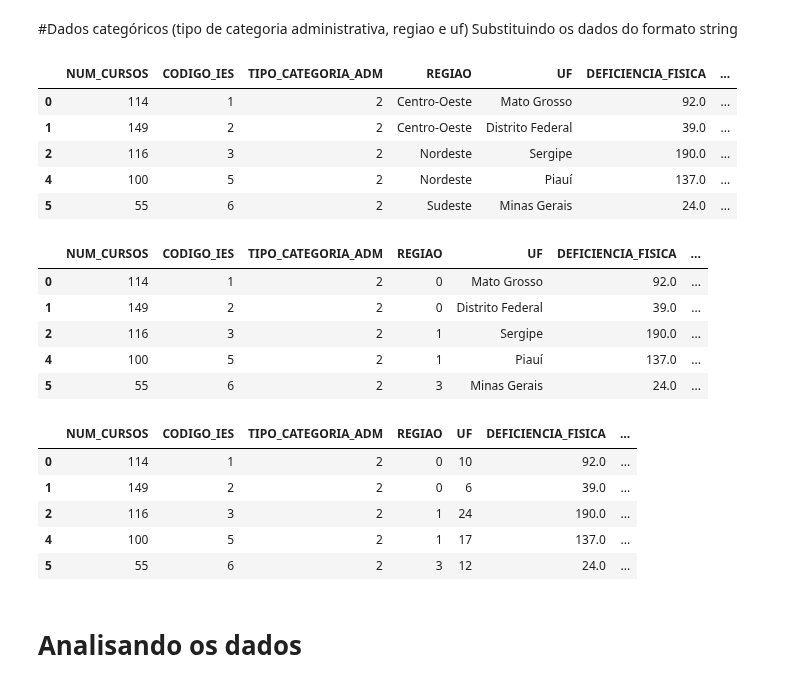
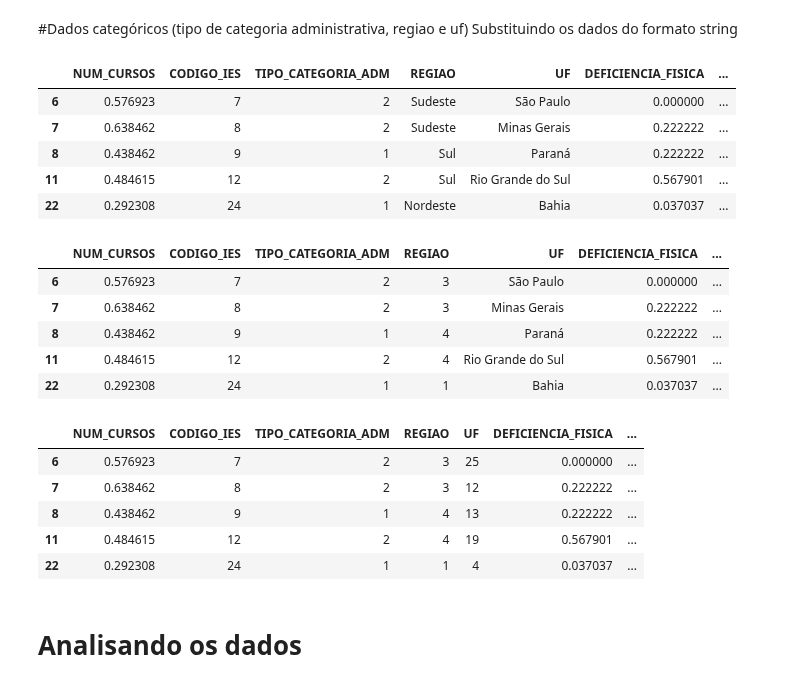
Before and after one commit to roxacarv/edulearn, a Jupyter notebook: Edulearn_clustering.ipynb, the cells around one changed output. Cells and saved outputs as stored; diff of their text form; code cells hidden in the pictures.

Commit message:
Adicionando novos gráficos com resultados do k-means utilizando novas entradas

```diff
--- a/Edulearn_clustering.ipynb
+++ b/Edulearn_clustering.ipynb
@@ -272,20 +272,20 @@ Substituindo os dados do formato string
 # %%
 #Substituindo o tipo de categoria administrativa para um código
 categoria_adm = {
   "Especial": 0,
   "Pública Estadual": 1,
   "Pública Federal": 2,
   "Pública Municipal": 3
 }
-df.TIPO_CATEGORIA_ADM = df.TIPO_CATEGORIA_ADM.map(categoria_adm)
-df.head()
+novo_df.TIPO_CATEGORIA_ADM = novo_df.TIPO_CATEGORIA_ADM.map(categoria_adm)
+novo_df.head()
 # %% [output]
 |  | NUM_CURSOS | CODIGO_IES | TIPO_CATEGORIA_ADM | REGIAO | UF | DEFICIENCIA_FISICA | ... |
-| 0 | 114 | 1 | 2 | Centro-Oeste | Mato Grosso | 92.0 | ... |
-| 1 | 149 | 2 | 2 | Centro-Oeste | Distrito Federal | 39.0 | ... |
-| 2 | 116 | 3 | 2 | Nordeste | Sergipe | 190.0 | ... |
-| 4 | 100 | 5 | 2 | Nordeste | Piauí | 137.0 | ... |
-| 5 | 55 | 6 | 2 | Sudeste | Minas Gerais | 24.0 | ... |
+| 6 | 0.576923 | 7 | 2 | Sudeste | São Paulo | 0.000000 | ... |
+| 7 | 0.638462 | 8 | 2 | Sudeste | Minas Gerais | 0.222222 | ... |
+| 8 | 0.438462 | 9 | 1 | Sul | Paraná | 0.222222 | ... |
+| 11 | 0.484615 | 12 | 2 | Sul | Rio Grande do Sul | 0.567901 | ... |
+| 22 | 0.292308 | 24 | 1 | Nordeste | Bahia | 0.037037 | ... |
 # %%
 #Substituindo o nome das regiões por códigos
 regiao = {
@@ -295,15 +295,15 @@ regiao = {
   "Sudeste": 3,
   "Sul": 4
 }
-df.REGIAO = df.REGIAO.map(regiao)
-df.head()
+novo_df.REGIAO = novo_df.REGIAO.map(regiao)
+novo_df.head()
 # %% [output]
 |  | NUM_CURSOS | CODIGO_IES | TIPO_CATEGORIA_ADM | REGIAO | UF | DEFICIENCIA_FISICA | ... |
-| 0 | 114 | 1 | 2 | 0 | Mato Grosso | 92.0 | ... |
-| 1 | 149 | 2 | 2 | 0 | Distrito Federal | 39.0 | ... |
-| 2 | 116 | 3 | 2 | 1 | Sergipe | 190.0 | ... |
-| 4 | 100 | 5 | 2 | 1 | Piauí | 137.0 | ... |
-| 5 | 55 | 6 | 2 | 3 | Minas Gerais | 24.0 | ... |
+| 6 | 0.576923 | 7 | 2 | 3 | São Paulo | 0.000000 | ... |
+| 7 | 0.638462 | 8 | 2 | 3 | Minas Gerais | 0.222222 | ... |
+| 8 | 0.438462 | 9 | 1 | 4 | Paraná | 0.222222 | ... |
+| 11 | 0.484615 | 12 | 2 | 4 | Rio Grande do Sul | 0.567901 | ... |
+| 22 | 0.292308 | 24 | 1 | 1 | Bahia | 0.037037 | ... |
 # %%
 #Substituindo o nome das unidades federativas por códigos
 uf = {
@@ -335,15 +335,15 @@ uf = {
   "São Paulo": 25,
   "Tocantins": 26
   }
-df.UF = df.UF.map(uf)
-df.head()
+novo_df.UF = novo_df.UF.map(uf)
+novo_df.head()
 # %% [output]
 |  | NUM_CURSOS | CODIGO_IES | TIPO_CATEGORIA_ADM | REGIAO | UF | DEFICIENCIA_FISICA | ... |
-| 0 | 114 | 1 | 2 | 0 | 10 | 92.0 | ... |
-| 1 | 149 | 2 | 2 | 0 | 6 | 39.0 | ... |
-| 2 | 116 | 3 | 2 | 1 | 24 | 190.0 | ... |
-| 4 | 100 | 5 | 2 | 1 | 17 | 137.0 | ... |
-| 5 | 55 | 6 | 2 | 3 | 12 | 24.0 | ... |
+| 6 | 0.576923 | 7 | 2 | 3 | 25 | 0.000000 | ... |
+| 7 | 0.638462 | 8 | 2 | 3 | 12 | 0.222222 | ... |
+| 8 | 0.438462 | 9 | 1 | 4 | 13 | 0.222222 | ... |
+| 11 | 0.484615 | 12 | 2 | 4 | 19 | 0.567901 | ... |
+| 22 | 0.292308 | 24 | 1 | 1 | 4 | 0.037037 | ... |
 # %% [markdown]
 # Analisando os dados
 # %%
```
Also changed, not shown: parts of 17 cells of this notebook.
